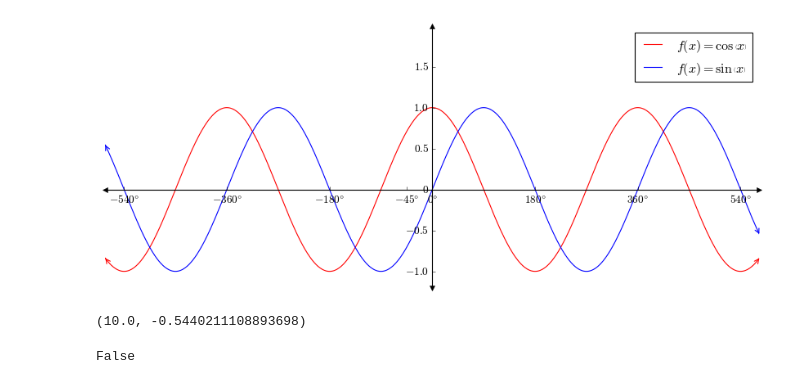
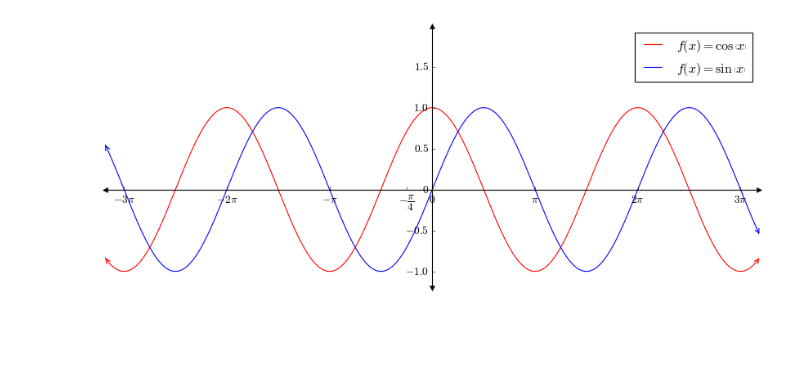
Before and after one commit to charl-potgieter/AustralianSchoolMaths, a Jupyter notebook: WebsiteCreator/caller.ipynb, the cells around one changed output. Drawn from its saved outputs; the diff is of its cells as text; code cells hidden in the pictures; blank space fills up the shorter version.

Commit message:
graphs wip 12

```diff
--- a/WebsiteCreator/caller.ipynb
+++ b/WebsiteCreator/caller.ipynb
@@ -19,41 +19,33 @@ cos_data.style.colour = 'red'
 cos_data.style.has_left_arrow  = True
 cos_data.style.has_right_arrow  = True
 my_graph.axes.add_plot_data(cos_data)
 
 sin_data=  DataSeries()
 sin_data.domain.min = -10
 sin_data.domain.max = 10
 sin_data.expression = sp.sin(x)
 sin_data.style.colour = 'blue'
 sin_data.style.has_left_arrow  = True
 sin_data.style.has_right_arrow  = True
 my_graph.axes.add_plot_data(sin_data)
 
 my_graph._dimensions.height = 4
 my_graph._dimensions.width = 10
-my_graph.axes.display_x_ticks_in_degrees = True
+# my_graph.axes.display_x_ticks_in_degrees = True
 
 my_graph.axes.x_axis_tick_symbolic_interval = sp.pi
 my_graph.axes.x_ticks_symbolic = [-sp.pi/4, sp.pi]
 my_graph.axes.y_axis_tick_interval = 0.5
 
 my_graph.axes.display_buffer.top = 0.5
 my_graph.axes.display_buffer.right = 0
 my_graph.axes.display_buffer.left = 0
 my_graph.axes.legend_location = 'upper right'
 my_graph.render()
 
 
 
-fname = docs_dir + os.path.sep + 'testfile.jpg'
+# fname = docs_dir + os.path.sep + 'testfile.jpg'
 # my_graph.save(fname)
 # %% [output]
-[figure, old version]
+[figure, new version]
-# %%
-sin_data.right_most_co_ordinate
-# %% [output]
-(10.0, -0.5440211108893698)
-# %%
-sin_data.style.has_left_arrow
-# %% [output]
-False
```
Also changed, not shown: parts of 3 cells of this notebook, 5 other files.
